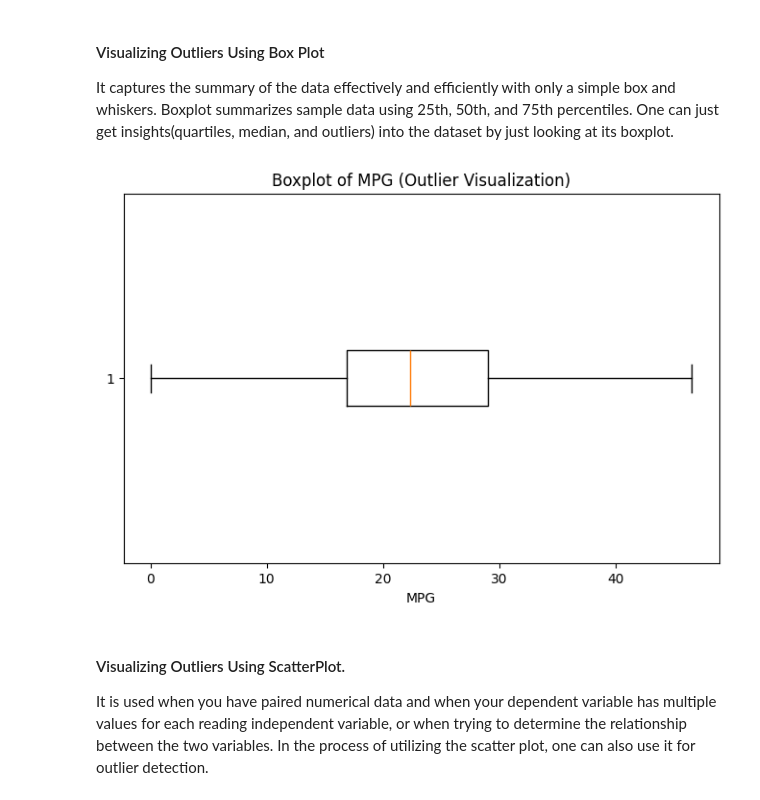
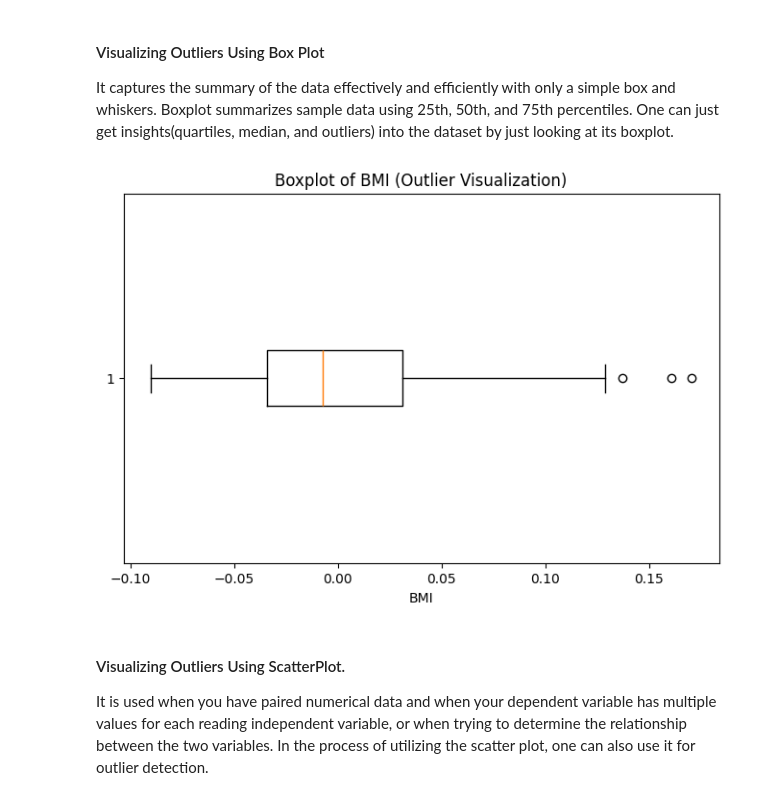
Before and after one commit to RehamAbuarqoub/Lab4-Tidying-Cleaning-Imputation-and-Outlier-Detection, a Jupyter notebook: week5Lab_Students.ipynb, the cells around one changed output. Drawn from its saved outputs; the diff is of its cells as text; code cells hidden in the pictures.

```diff
--- a/week5Lab_Students.ipynb
+++ b/week5Lab_Students.ipynb
@@ -579,0 +568,15 @@ Once detected, outliers can be removed from the DataFrame using standard pandas
+# %%
+# Importing
+import sklearn
+from sklearn.datasets import load_diabetes
+import pandas as pd
+import matplotlib.pyplot as plt
+
+# Load the dataset
+diabetics = load_diabetes()
+
+# Create the dataframe
+column_name = diabetics.feature_names
+df_diabetics = pd.DataFrame(diabetics.data)
+df_diabetics.columns = column_name
+print(df_diabetics.head())
@@ -583,15 +608,15 @@ Once detected, outliers can be removed from the DataFrame using standard pandas
 #### Visualizing Outliers Using Box Plot
 It captures the summary of the data effectively and efficiently with only a simple box and whiskers. Boxplot summarizes sample data using 25th, 50th, and 75th percentiles. One can just get insights(quartiles, median, and outliers) into the dataset by just looking at its boxplot.
 # %%
-# Visualize outliers in the MPG column using a boxplot
+# Visualize outliers in the 'bmi' column using a boxplot
 
 plt.figure(figsize=(8, 5))
-plt.boxplot(df_cars['MPG'], vert=False)
-plt.xlabel('MPG')
-plt.title('Boxplot of MPG (Outlier Visualization)')
+plt.boxplot(df_diabetics['bmi'], vert=False)
+plt.xlabel('BMI')
+plt.title('Boxplot of BMI (Outlier Visualization)')
 plt.show()
 # %% [output]
-[figure, old version]
+[figure, new version]
 # %% [markdown]
 #### Visualizing Outliers Using ScatterPlot.
 
```
Also changed, not shown: parts of 10 cells of this notebook.
